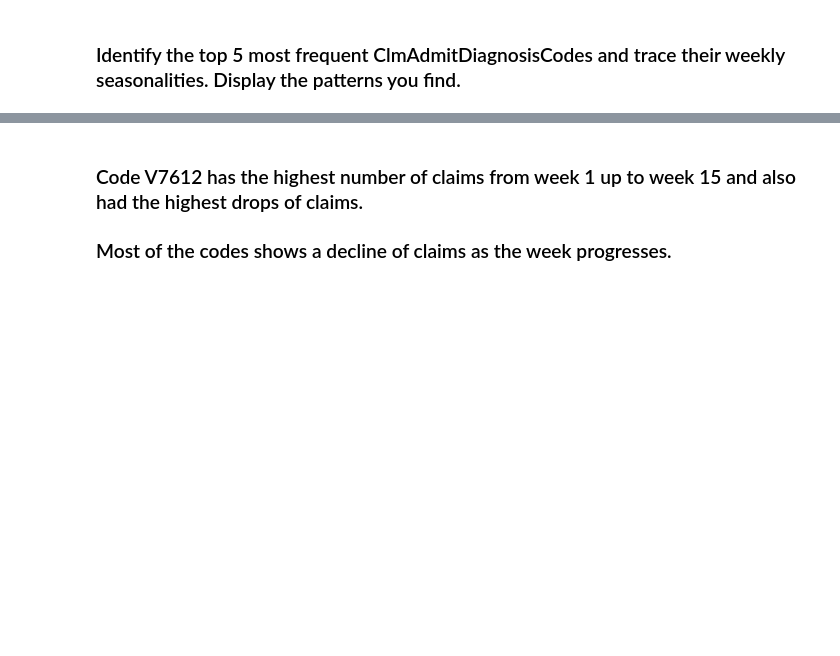
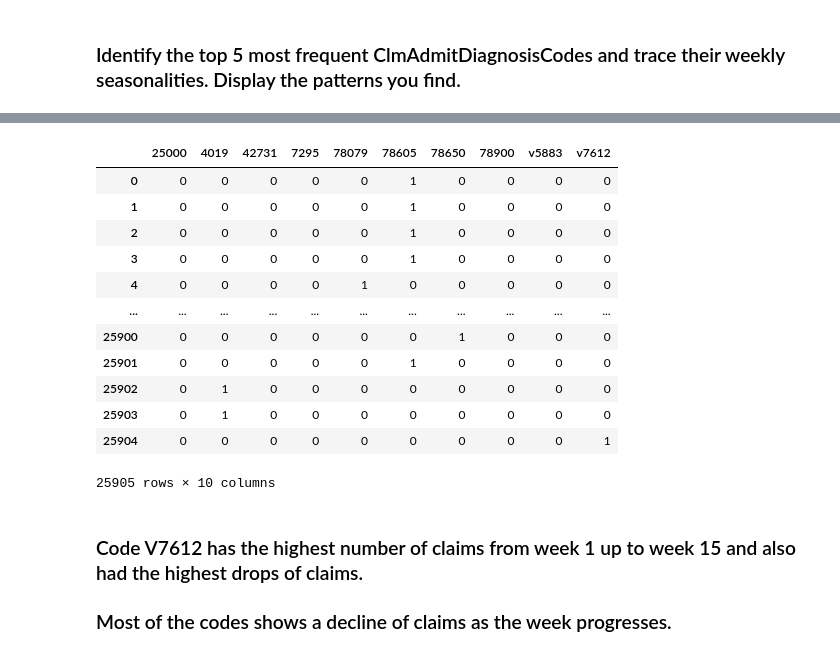
Before and after one commit to randypantinople/HealthCareFraudDetection, a Jupyter notebook: randypantinople/healthCareFraudDetection(randy).ipynb, the cells around one changed output, grey strips where cells are left out. Saved outputs shown, nothing was run; the diff lists cells and outputs as text; code cells hidden in the pictures; blank space fills up the shorter version.

```diff
--- a/randypantinople/healthCareFraudDetection(randy).ipynb
+++ b/randypantinople/healthCareFraudDetection(randy).ipynb
@@ -466,11 +486,13 @@ traindProvider7.sample(2)
 # %% [markdown]
 ### Identify the top  5  most frequent ClmAdmitDiagnosisCodes and trace their weekly seasonalities. Display the patterns you find.
 # %%
-clmDiagnosis = full_data.ClmAdmitDiagnosisCode.value_counts()[:5].reset_index()
+clmDiagnosis = full_data.ClmAdmitDiagnosisCode.value_counts()[:10].reset_index()
 clmDiagnosis = pd.DataFrame(clmDiagnosis).rename(columns={'index':'ClmAdmitDiagnosisCode', 'ClmAdmitDiagnosisCode':'count'})
-clmDiagnosis
 
-full_data.loc[(full_data.ClmAdmitDiagnosisCode=='V7612') | (full_data.ClmAdmitDiagnosisCode=='42731') |
+
+codes = full_data.loc[(full_data.ClmAdmitDiagnosisCode=='V7612') | (full_data.ClmAdmitDiagnosisCode=='42731') |
              (full_data.ClmAdmitDiagnosisCode=='78605') | (full_data.ClmAdmitDiagnosisCode=='4019') |
-             (full_data.ClmAdmitDiagnosisCode=='25000')].groupby(['Provider', 'startClaimWeek', 'ClmAdmitDiagnosisCode'])['ClmAdmitDiagnosisCode'].\
-            count().reset_index(name='totalCodes').groupby(['Provider', 'startClaimWeek', 'ClmAdmitDiagnosisCode'])['totalCodes'].count()
+             (full_data.ClmAdmitDiagnosisCode=='25000') | (full_data.ClmAdmitDiagnosisCode=='78900') |
+             (full_data.ClmAdmitDiagnosisCode=='78650')| (full_data.ClmAdmitDiagnosisCode=='V5883') |
+            (full_data.ClmAdmitDiagnosisCode=='7295') | (full_data.ClmAdmitDiagnosisCode=='78079')]
+codes
@@ -477,3 +513,29 @@ full_data.loc[(full_data.ClmAdmitDiagnosisCode=='V7612') | (full_data.ClmAdmitDi
+# %%
+from sklearn.feature_extraction.text import CountVectorizer
+
+cv = CountVectorizer()
+
+cv.fit(codes['ClmAdmitDiagnosisCode'])
+
+results = cv.transform(codes['ClmAdmitDiagnosisCode'])
+
+features = cv.get_feature_names()
+df_res = pd.DataFrame(results.toarray(), columns=features)
+df_res
+# %% [output]
+|  | 25000 | 4019 | 42731 | 7295 | 78079 | 78605 | 78650 | 78900 | v5883 | v7612 |
+| 0 | 0 | 0 | 0 | 0 | 0 | 1 | 0 | 0 | 0 | 0 |
+| 1 | 0 | 0 | 0 | 0 | 0 | 1 | 0 | 0 | 0 | 0 |
+| 2 | 0 | 0 | 0 | 0 | 0 | 1 | 0 | 0 | 0 | 0 |
+| 3 | 0 | 0 | 0 | 0 | 0 | 1 | 0 | 0 | 0 | 0 |
+| 4 | 0 | 0 | 0 | 0 | 1 | 0 | 0 | 0 | 0 | 0 |
+| ... | ... | ... | ... | ... | ... | ... | ... | ... | ... | ... |
+| 25900 | 0 | 0 | 0 | 0 | 0 | 0 | 1 | 0 | 0 | 0 |
+| 25901 | 0 | 0 | 0 | 0 | 0 | 1 | 0 | 0 | 0 | 0 |
+| 25902 | 0 | 1 | 0 | 0 | 0 | 0 | 0 | 0 | 0 | 0 |
+| 25903 | 0 | 1 | 0 | 0 | 0 | 0 | 0 | 0 | 0 | 0 |
+| 25904 | 0 | 0 | 0 | 0 | 0 | 0 | 0 | 0 | 0 | 1 |
+25905 rows × 10 columns
 # %%
 clmDiagnosis = full_data.ClmAdmitDiagnosisCode.value_counts()[:5].reset_index()
 clmDiagnosis = pd.DataFrame(clmDiagnosis).rename(columns={'index':'ClmAdmitDiagnosisCode', 'ClmAdmitDiagnosisCode':'count'})
```
Also changed, not shown: parts of 4 cells of this notebook.
